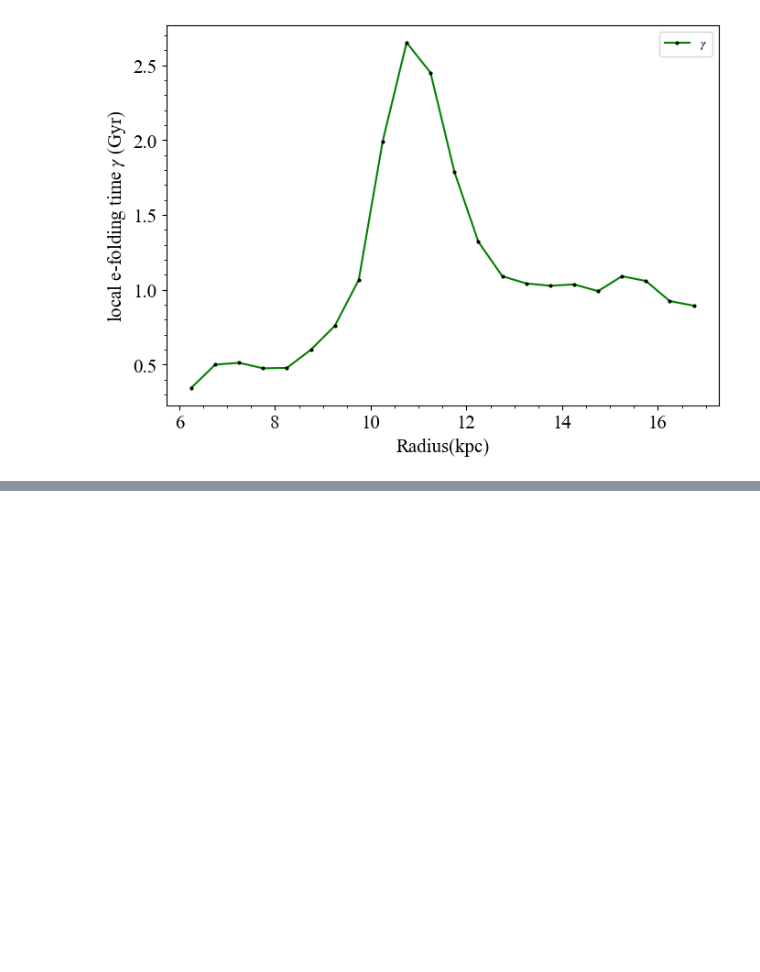
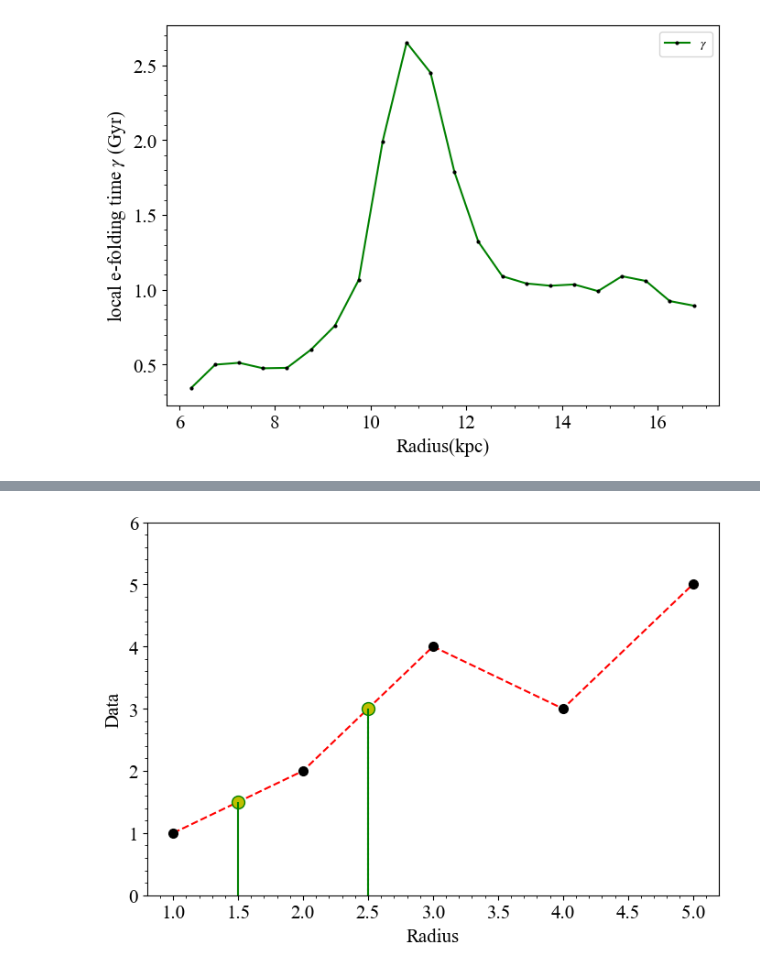
Before and after one commit to Rnazx/MSc.-Thesis, a Jupyter notebook: plots.ipynb, the cells around one changed output, grey strips where cells are left out. Drawn from its saved outputs; the diff is of its cells as text; code cells hidden in the pictures; blank space fills up the shorter version.

```diff
--- a/plots.ipynb
+++ b/plots.ipynb
@@ -394,0 +428,23 @@ ax.legend(fontsize = lfs)
+# %%
+y = np.array([1,2,4,3,5])
+x = np.array([1,2,3,4,5])
+fig,ax = plt.subplots(nrows=1, ncols=1, figsize=(7, 5), tight_layout=True)
+
+ax.plot(x, y, c='r',
+           linestyle='--', mfc='k', mec='k', markersize=7, marker='o')
+ax.plot(2.5, 3, c='r',
+           linestyle='--', mfc='y', mec='g', markersize=10, marker='o')
+ax.plot(1.5, 1.5, c='r',
+           linestyle='--', mfc='y', mec='g', markersize=10, marker='o')
+ax.vlines(x = 2.5, ymin = 0, ymax = 3,
+           colors = 'green',linestyle='dotted')
+ax.vlines(x = 1.5, ymin = 0, ymax = 1.5,
+           colors = 'green')
+ax.vlines(x = 2.5, ymin = 0, ymax = 3,
+           colors = 'green')
+ax.set_ylim([0,6])
+ax.set_xlabel('Radius', fontsize = fs)
+ax.set_ylabel('Data', fontsize = fs)
+os.chdir(current_directory)
+# %% [output]
+[figure, added]
```
Also changed, not shown: parts of 6 cells of this notebook, 22 other files.
